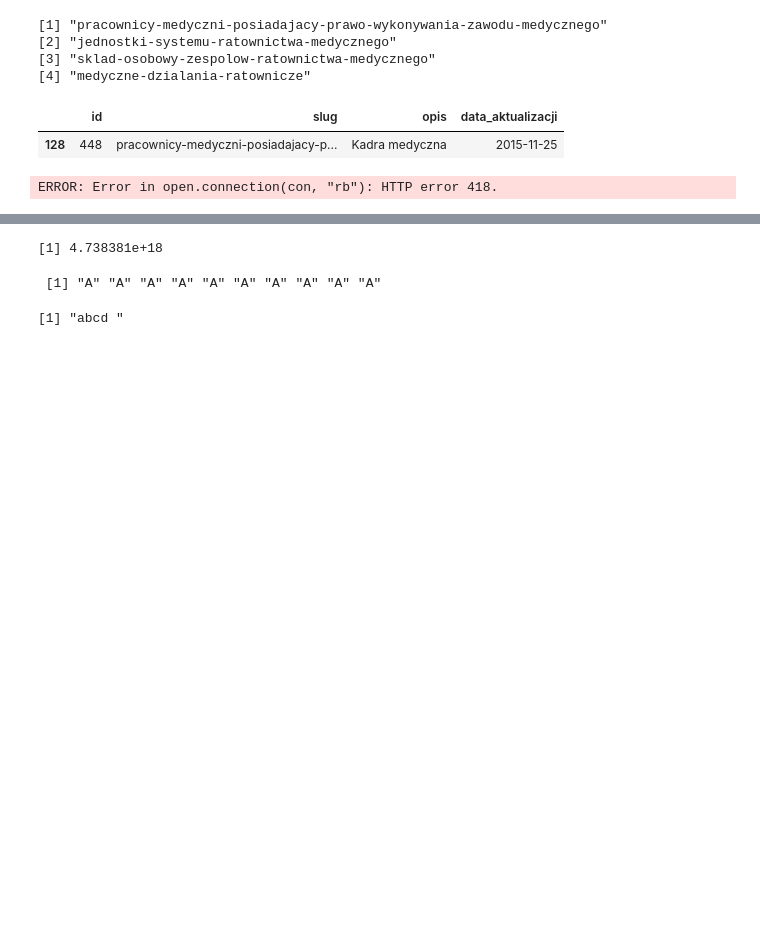
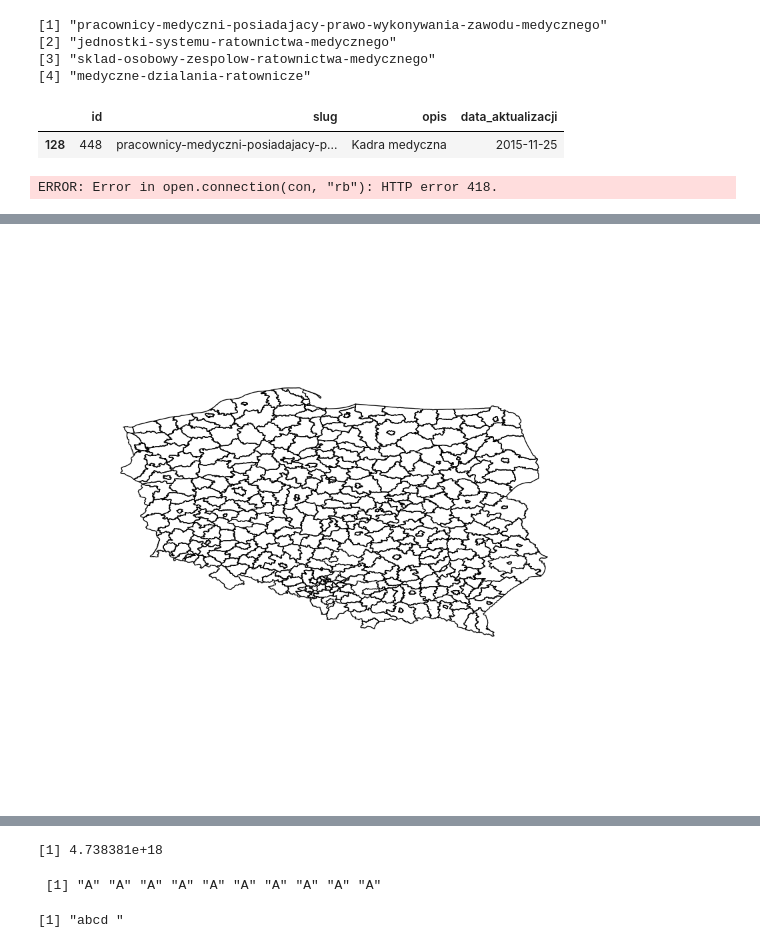
Before and after one commit to macieksk/hackyeah2018, a Jupyter notebook: R_process_geo_data.ipynb, the cells around one changed output, grey strips where cells are left out. Saved outputs shown, nothing was run; the diff lists cells and outputs as text; code cells hidden in the pictures; blank space fills up the shorter version.

```diff
--- a/R_process_geo_data.ipynb
+++ b/R_process_geo_data.ipynb
@@ -174,0 +192,13 @@ dir("geo_data")
+# %%
+library(rgdal)
+ogrListLayers(dsn="geo_data/POWIATY.shp")
+#setwd("./geo_data")
+#paste0(projDir,"/geo_data/POWIATY.shp")
+#ogrListLayers() #cb_2017_us_state_20m.shp")
+
+#path.expand(paste0(projDir,"/geo_data/POWIATY.shp"))
+#readOGR(dsn=path.expand(paste0("~/hackyeah2018/geo_data/POWIATY.shp")))
+
+# From https://www.census.gov/geo/maps-data/data/cbf/cbf_state.html
+powiatyOGR <- readOGR("geo_data/POWIATY.shp",encoding="UTF-8")
+#,layer = "cb_2013_us_state_20m", GDAL1_integer64_policy = TRUE)
@@ -174,0 +250,4 @@ dir("geo_data")
+# %%
+plot(powiatyOGR)
+# %% [output]
+[figure, added]
```
Also changed, not shown: parts of 12 cells of this notebook, 3 other files.
